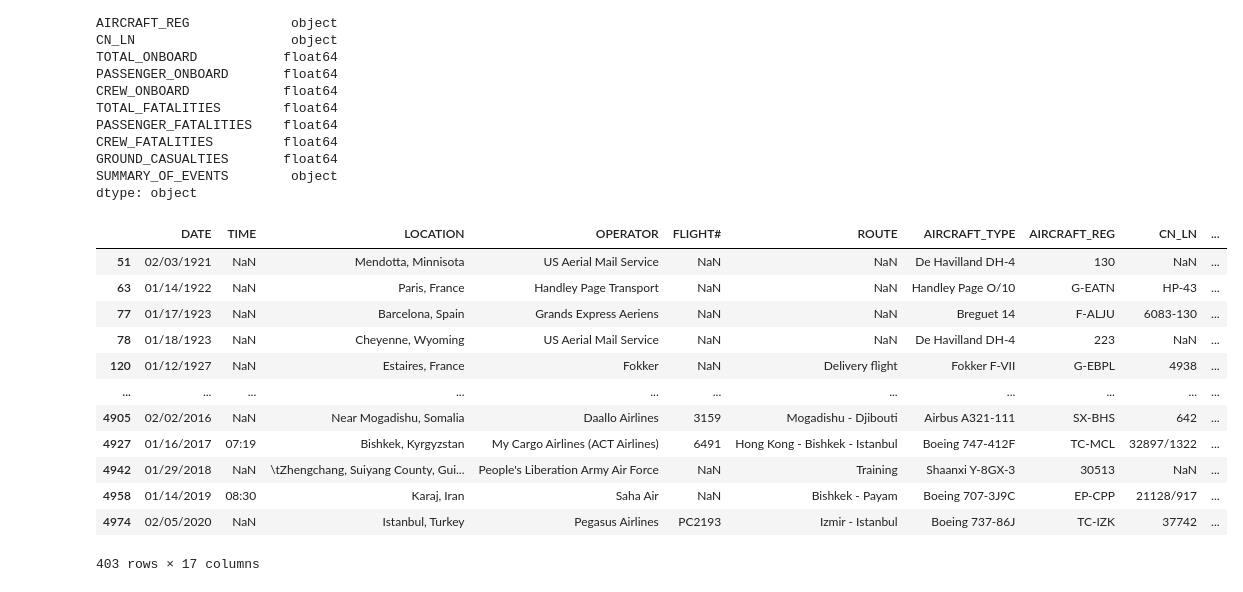
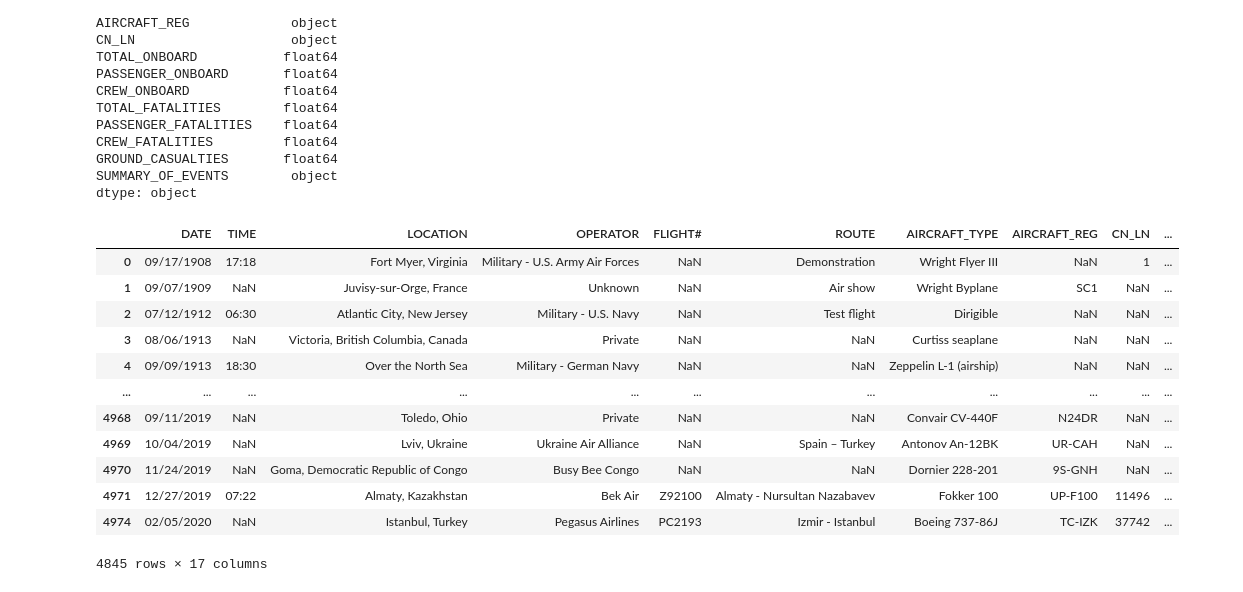
Before and after one commit to MZt92-ui/Project-1-Group-3, a Jupyter notebook: plane crash.ipynb, the cells around one changed output. Saved outputs shown, nothing was run; the diff lists cells and outputs as text; code cells hidden in the pictures.

```diff
--- a/plane crash.ipynb
+++ b/plane crash.ipynb
@@ -67,25 +67,24 @@ dtype: object
 # %%
 # need to drop dates before 1991!
 
 contain_values = plane[plane['DATE'].str.contains('1991')]
 
 start_date = '01/10/1991'
-end_date = '02/05/2020'
-
-plane_1991_2021 = plane.loc[(plane['DATE'] >= start_date) & (plane['DATE'] <= end_date)]
+# end_date = '02/05/2020' Don't need an end date
+plane_1991_2021 = plane.loc[(plane['DATE'] >= start_date)]
 
 plane_1991_2021
 # %% [output]
 |  | DATE | TIME | LOCATION | OPERATOR | FLIGHT# | ROUTE | AIRCRAFT_TYPE | AIRCRAFT_REG | CN_LN | ... |
-| 51 | 02/03/1921 | NaN | Mendotta, Minnisota | US Aerial Mail Service | NaN | NaN | De Havilland DH-4 | 130 | NaN | ... |
-| 63 | 01/14/1922 | NaN | Paris, France | Handley Page Transport | NaN | NaN | Handley Page O/10 | G-EATN | HP-43 | ... |
-| 77 | 01/17/1923 | NaN | Barcelona, Spain | Grands Express Aeriens | NaN | NaN | Breguet 14 | F-ALJU | 6083-130 | ... |
-| 78 | 01/18/1923 | NaN | Cheyenne, Wyoming | US Aerial Mail Service | NaN | NaN | De Havilland DH-4 | 223 | NaN | ... |
-| 120 | 01/12/1927 | NaN | Estaires, France | Fokker | NaN | Delivery flight | Fokker F-VII | G-EBPL | 4938 | ... |
+| 0 | 09/17/1908 | 17:18 | Fort Myer, Virginia | Military - U.S. Army Air Forces | NaN | Demonstration | Wright Flyer III | NaN | 1 | ... |
+| 1 | 09/07/1909 | NaN | Juvisy-sur-Orge, France | Unknown | NaN | Air show | Wright Byplane | SC1 | NaN | ... |
+| 2 | 07/12/1912 | 06:30 | Atlantic City, New Jersey | Military - U.S. Navy | NaN | Test flight | Dirigible | NaN | NaN | ... |
+| 3 | 08/06/1913 | NaN | Victoria, British Columbia, Canada | Private | NaN | NaN | Curtiss seaplane | NaN | NaN | ... |
+| 4 | 09/09/1913 | 18:30 | Over the North Sea | Military - German Navy | NaN | NaN | Zeppelin L-1 (airship) | NaN | NaN | ... |
 | ... | ... | ... | ... | ... | ... | ... | ... | ... | ... | ... |
-| 4905 | 02/02/2016 | NaN | Near Mogadishu, Somalia | Daallo Airlines | 3159 | Mogadishu - Djibouti | Airbus A321-111 | SX-BHS | 642 | ... |
-| 4927 | 01/16/2017 | 07:19 | Bishkek, Kyrgyzstan | My Cargo Airlines (ACT Airlines) | 6491 | Hong Kong - Bishkek - Istanbul | Boeing 747-412F | TC-MCL | 32897/1322 | ... |
-| 4942 | 01/29/2018 | NaN | \tZhengchang, Suiyang County, Gui... | People's Liberation Army Air Force | NaN | Training | Shaanxi Y-8GX-3 | 30513 | NaN | ... |
-| 4958 | 01/14/2019 | 08:30 | Karaj, Iran | Saha Air | NaN | Bishkek - Payam | Boeing 707-3J9C | EP-CPP | 21128/917 | ... |
+| 4968 | 09/11/2019 | NaN | Toledo, Ohio | Private | NaN | NaN | Convair CV-440F | N24DR | NaN | ... |
+| 4969 | 10/04/2019 | NaN | Lviv, Ukraine | Ukraine Air Alliance | NaN | Spain – Turkey | Antonov An-12BK | UR-CAH | NaN | ... |
+| 4970 | 11/24/2019 | NaN | Goma, Democratic Republic of Congo | Busy Bee Congo | NaN | NaN | Dornier 228-201 | 9S-GNH | NaN | ... |
+| 4971 | 12/27/2019 | 07:22 | Almaty, Kazakhstan | Bek Air | Z92100 | Almaty - Nursultan Nazabavev | Fokker 100 | UP-F100 | 11496 | ... |
 | 4974 | 02/05/2020 | NaN | Istanbul, Turkey | Pegasus Airlines | PC2193 | Izmir - Istanbul | Boeing 737-86J | TC-IZK | 37742 | ... |
-403 rows × 17 columns
+4845 rows × 17 columns
```
